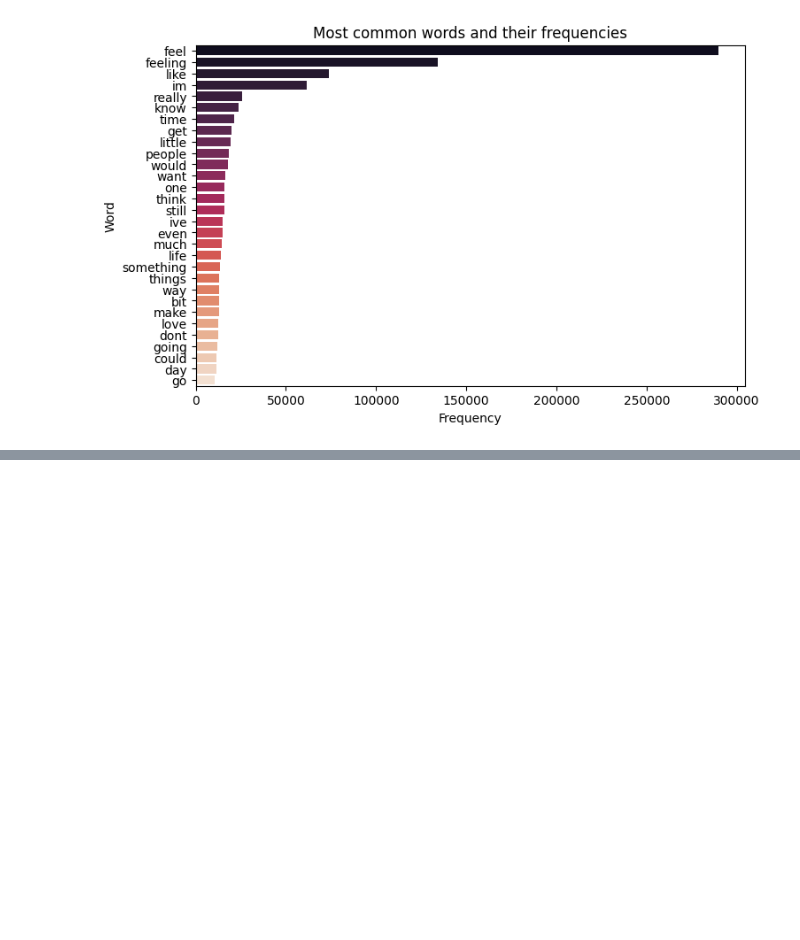
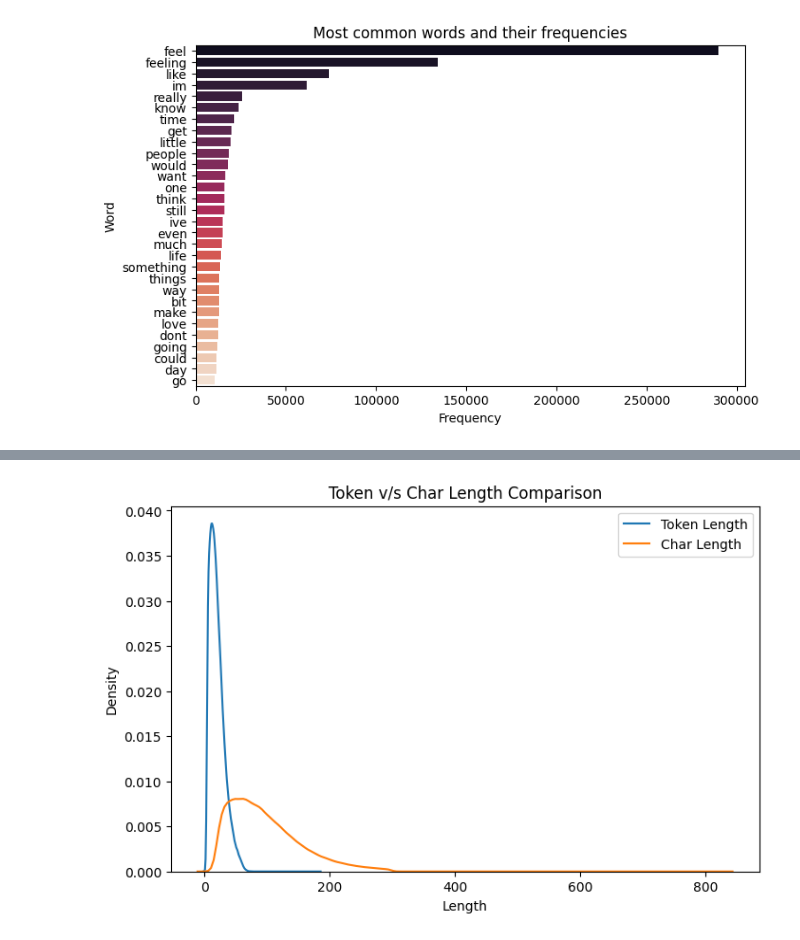
Before and after one commit to AsutoshDalei/Deep-Neural-Networks, a Jupyter notebook: SentimentAnalysisBERT.ipynb, the cells around one changed output, grey strips where cells are left out. Cells and saved outputs as stored; diff of their text form; code cells hidden in the pictures; blank space fills up the shorter version.

```diff
--- a/SentimentAnalysisBERT.ipynb
+++ b/SentimentAnalysisBERT.ipynb
@@ -219,0 +220,4 @@ Wall time: 5min 25s
+# %%
+%%time
+data = data.assign(tokenlen = dataToken.apply(len))
+data.head()
@@ -219,0 +227,11 @@ Wall time: 5min 25s
+# %%
+plt.figure(figsize=(8,5),dpi=100)
+# sns.histplot(data=data, x='wordlen',hue='labelTone',binwidth=5)
+sns.kdeplot(data=data, x='tokenlen',label='Token Length')
+sns.kdeplot(data,x='charlen', label='Char Length')
+plt.xlabel("Length")
+plt.title("Token v/s Char Length Comparison")
+plt.legend()
+plt.show()
+# %% [output]
+[figure, added]
```
Also changed, not shown: parts of 15 cells of this notebook.
